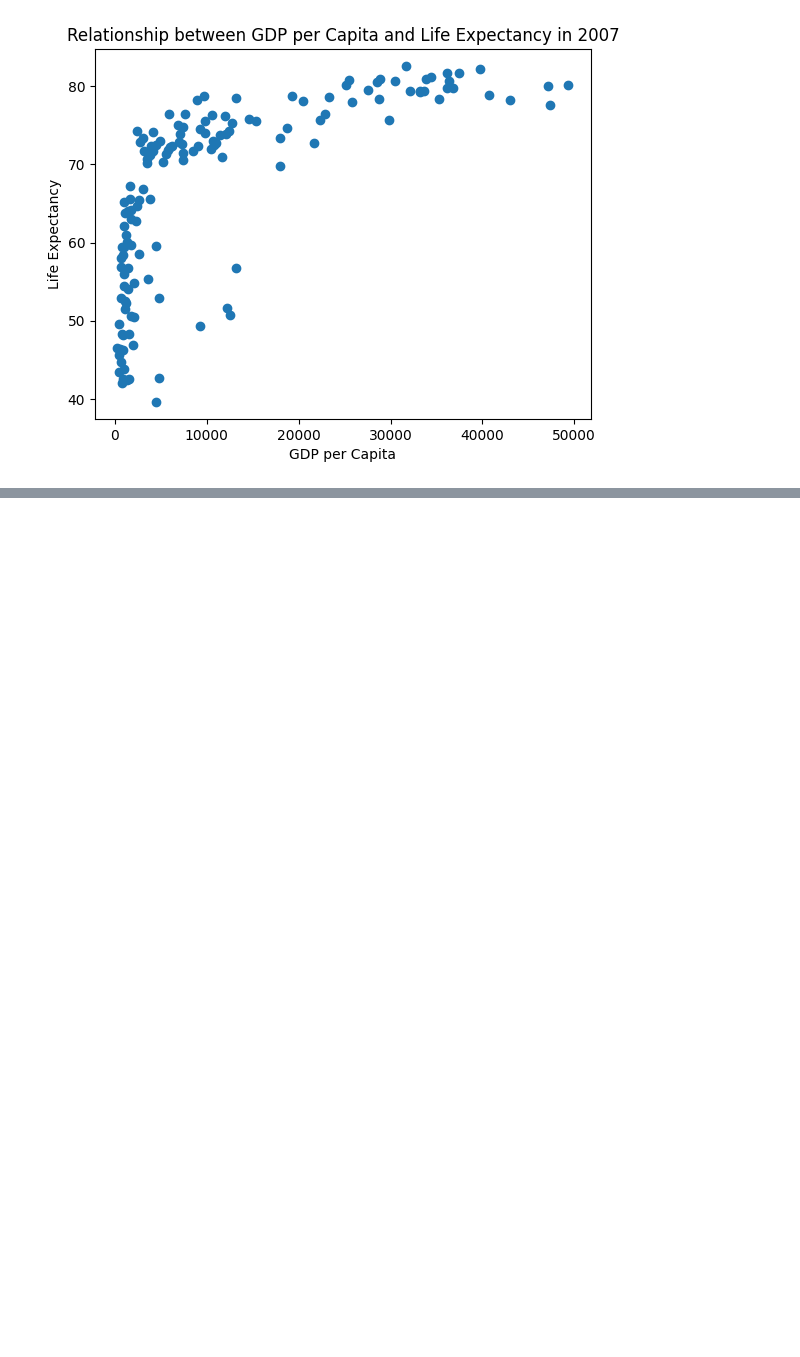
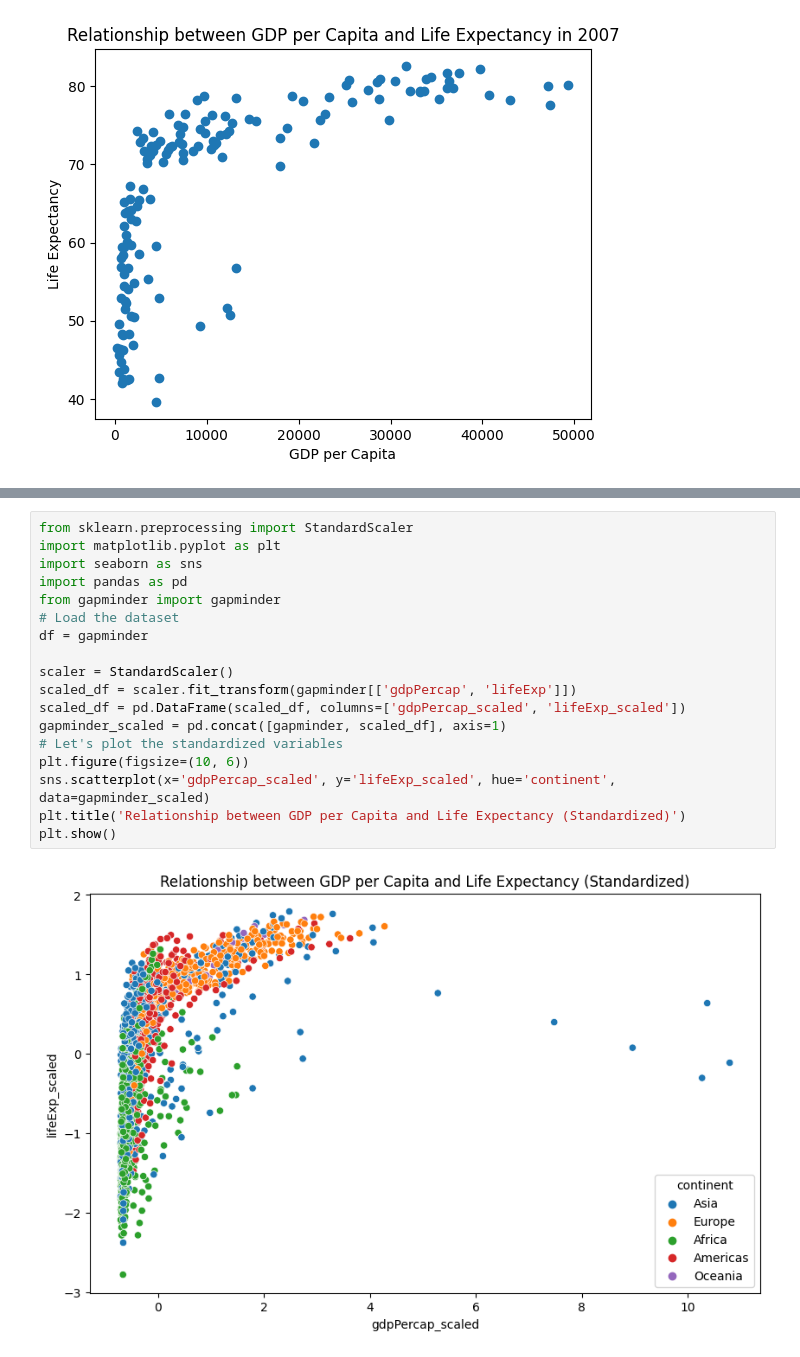
Before and after one commit to Branden-Kang/Data-Visualization, a Jupyter notebook: Minimizing_Chart_junk_4_Tips_for_Clean_Data_Visualizations_With_Python.ipynb, the cells around one changed output, grey strips where cells are left out. Drawn from its saved outputs; the diff is of its cells as text; blank space fills up the shorter version.

```diff
--- a/Minimizing_Chart_junk_4_Tips_for_Clean_Data_Visualizations_With_Python.ipynb
+++ b/Minimizing_Chart_junk_4_Tips_for_Clean_Data_Visualizations_With_Python.ipynb
@@ -57,0 +104,20 @@ plt.show()
+# %%
+from sklearn.preprocessing import StandardScaler
+import matplotlib.pyplot as plt
+import seaborn as sns
+import pandas as pd
+from gapminder import gapminder
+# Load the dataset
+df = gapminder
+
+scaler = StandardScaler()
+scaled_df = scaler.fit_transform(gapminder[['gdpPercap', 'lifeExp']])
+scaled_df = pd.DataFrame(scaled_df, columns=['gdpPercap_scaled', 'lifeExp_scaled'])
+gapminder_scaled = pd.concat([gapminder, scaled_df], axis=1)
+# Let's plot the standardized variables
+plt.figure(figsize=(10, 6))
+sns.scatterplot(x='gdpPercap_scaled', y='lifeExp_scaled', hue='continent', data=gapminder_scaled)
+plt.title('Relationship between GDP per Capita and Life Expectancy (Standardized)')
+plt.show()
+# %% [output]
+[figure, added]
```
Also changed, not shown: parts of 3 cells of this notebook.
